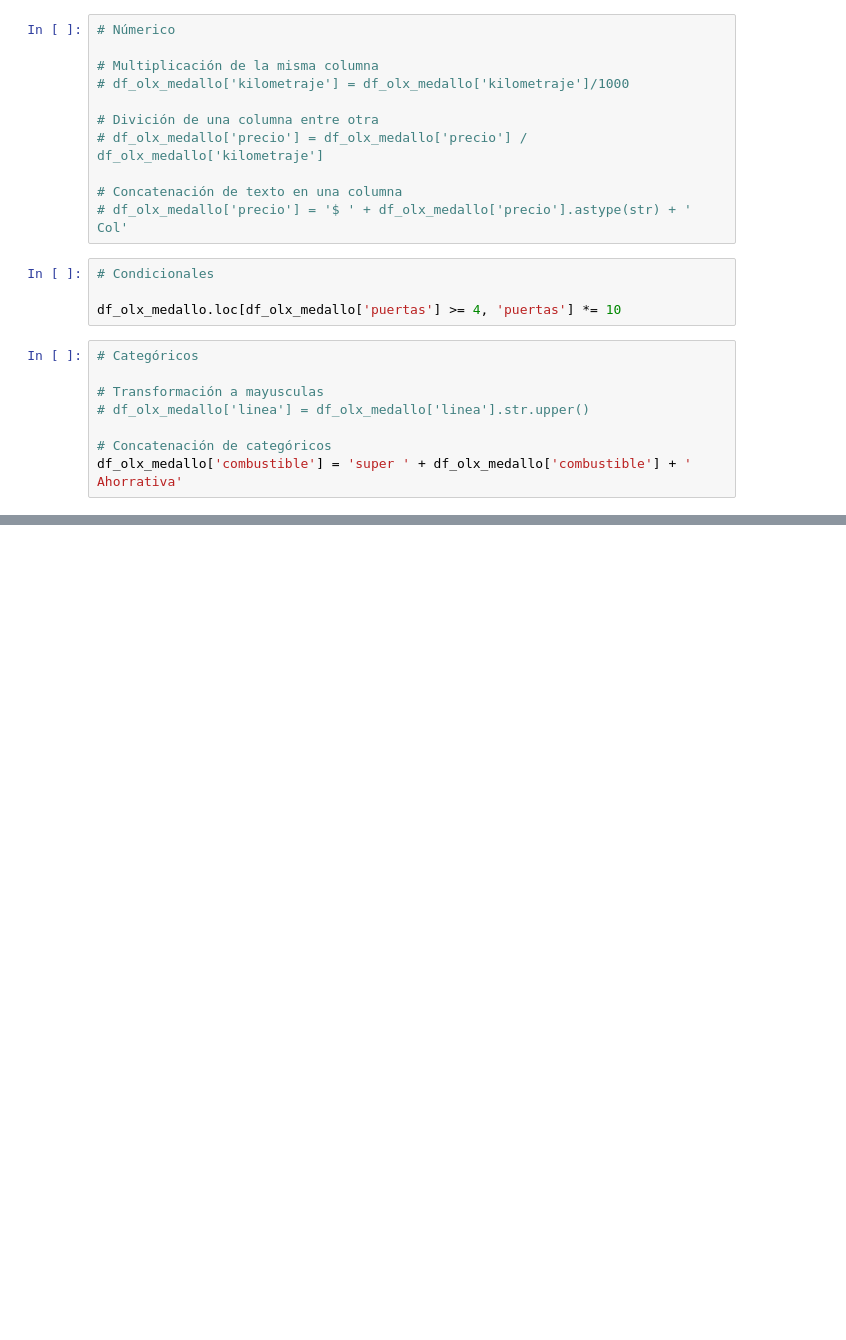
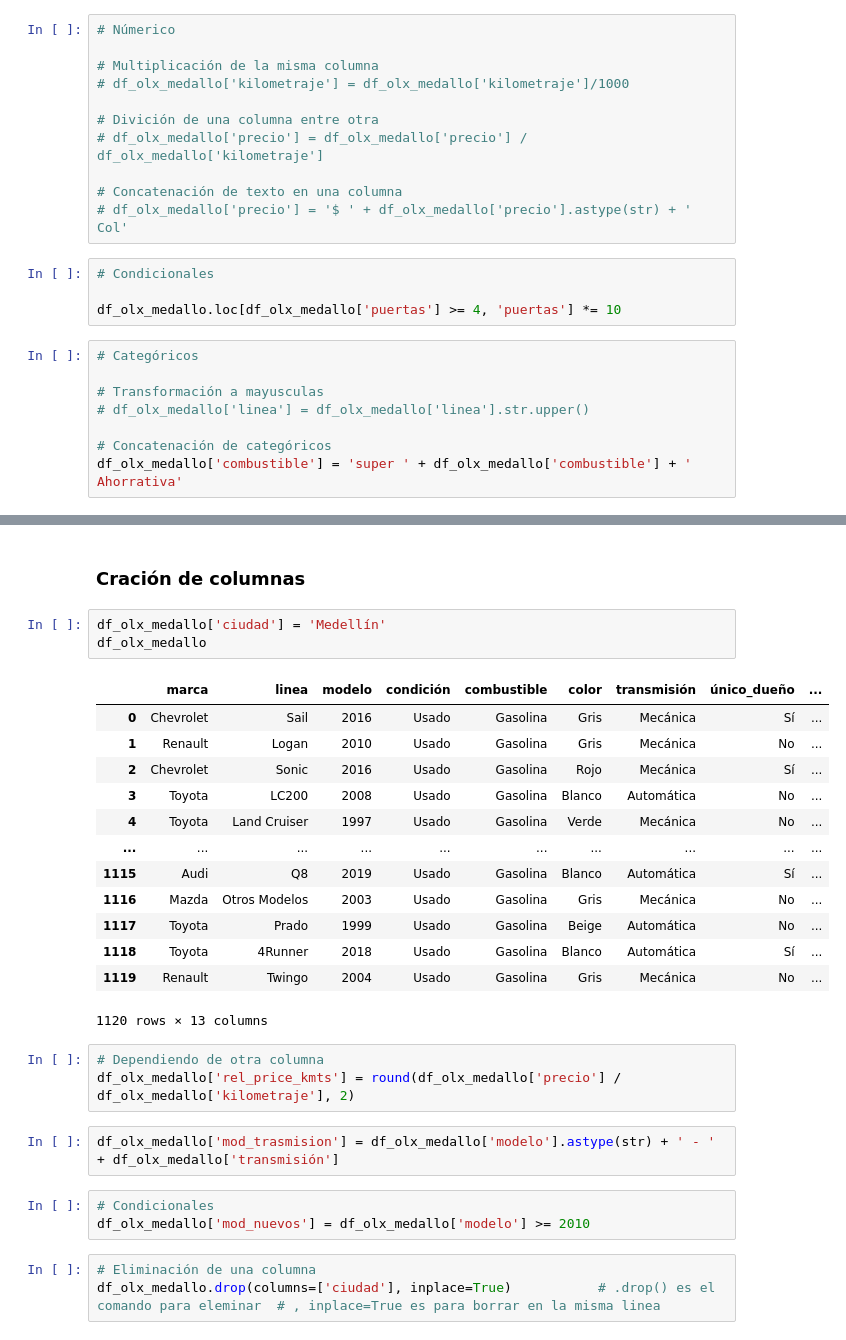
Before and after one commit to ElfenCamii/bootcamp_analisis_de_Datos, a Jupyter notebook: unidad_3/01_intro_pandas.ipynb, the cells around one changed output, grey strips where cells are left out. Cells and saved outputs as stored; diff of their text form; blank space fills up the shorter version.

```diff
--- a/unidad_3/01_intro_pandas.ipynb
+++ b/unidad_3/01_intro_pandas.ipynb
@@ -191,0 +178,30 @@ df_olx_medallo.head(10)
+# %% [markdown]
+### Cración de columnas
+# %%
+df_olx_medallo['ciudad'] = 'Medellín'
+df_olx_medallo
+# %% [output]
+|  | marca | linea | modelo | condición | combustible | color | transmisión | único_dueño | ... |
+| 0 | Chevrolet | Sail | 2016 | Usado | Gasolina | Gris | Mecánica | Sí | ... |
+| 1 | Renault | Logan | 2010 | Usado | Gasolina | Gris | Mecánica | No | ... |
+| 2 | Chevrolet | Sonic | 2016 | Usado | Gasolina | Rojo | Mecánica | Sí | ... |
+| 3 | Toyota | LC200 | 2008 | Usado | Gasolina | Blanco | Automática | No | ... |
+| 4 | Toyota | Land Cruiser | 1997 | Usado | Gasolina | Verde | Mecánica | No | ... |
+| ... | ... | ... | ... | ... | ... | ... | ... | ... | ... |
+| 1115 | Audi | Q8 | 2019 | Usado | Gasolina | Blanco | Automática | Sí | ... |
+| 1116 | Mazda | Otros Modelos | 2003 | Usado | Gasolina | Gris | Mecánica | No | ... |
+| 1117 | Toyota | Prado | 1999 | Usado | Gasolina | Beige | Automática | No | ... |
+| 1118 | Toyota | 4Runner | 2018 | Usado | Gasolina | Blanco | Automática | Sí | ... |
+| 1119 | Renault | Twingo | 2004 | Usado | Gasolina | Gris | Mecánica | No | ... |
+1120 rows × 13 columns
+# %%
+# Dependiendo de otra columna
+df_olx_medallo['rel_price_kmts'] = round(df_olx_medallo['precio'] / df_olx_medallo['kilometraje'], 2)
+# %%
+df_olx_medallo['mod_trasmision'] = df_olx_medallo['modelo'].astype(str) + ' - ' + df_olx_medallo['transmisión']
+# %%
+# Condicionales
+df_olx_medallo['mod_nuevos'] = df_olx_medallo['modelo'] >= 2010
+# %%
+# Eliminación de una columna
+df_olx_medallo.drop(columns=['ciudad'], inplace=True)           # .drop() es el comando para eleminar  # , inplace=True es para borrar en la misma linea
```
Also changed, not shown: parts of 5 cells of this notebook, 4 other files.
